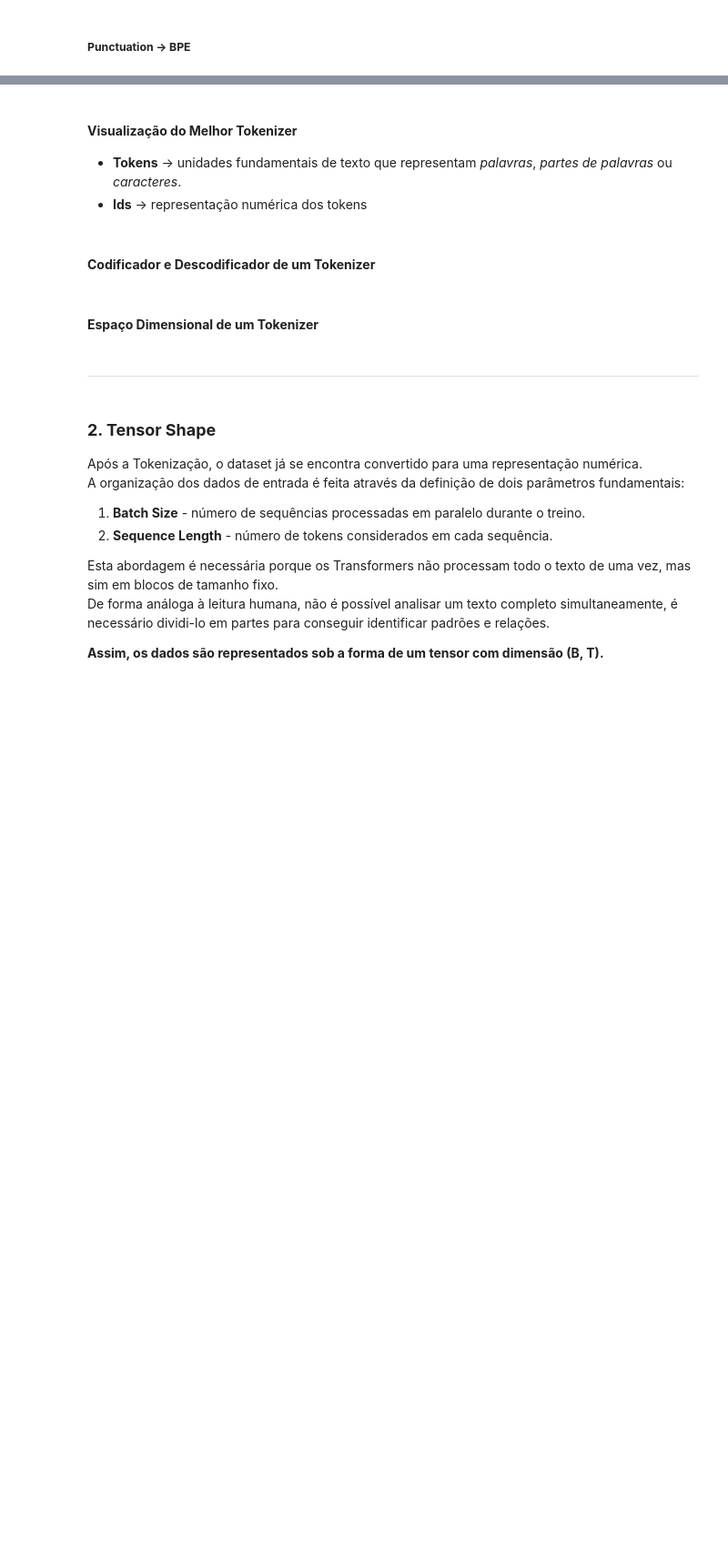
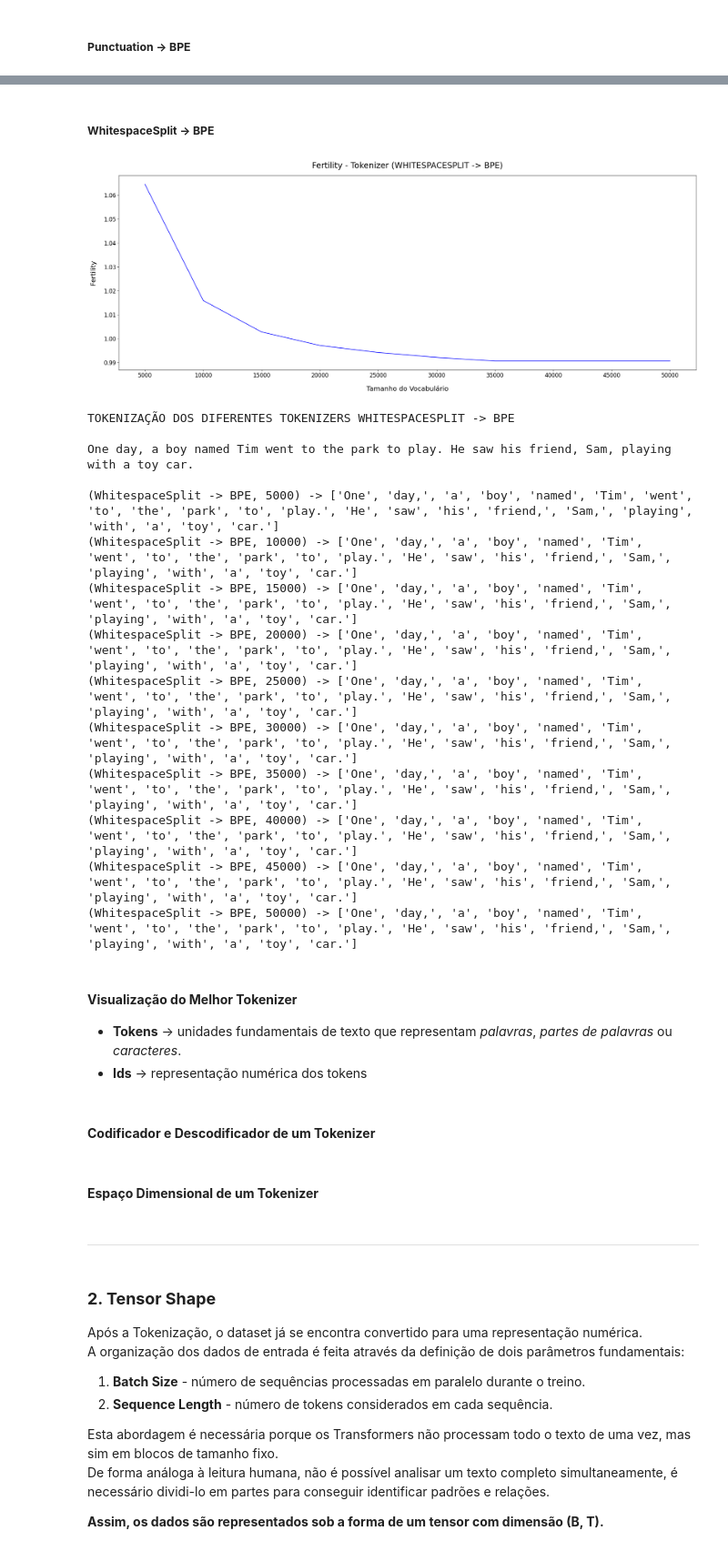
Before and after one commit to Eliezer-Carvalho/Tiny-Transformer, a Jupyter notebook: Transformer - Attention Is All You Need.ipynb, the cells around one changed output, grey strips where cells are left out. Shown at 91% size. Saved outputs shown, nothing was run; the diff lists cells and outputs as text; code cells hidden in the pictures; blank space fills up the shorter version.

```diff
--- a/Transformer - Attention Is All You Need.ipynb
+++ b/Transformer - Attention Is All You Need.ipynb
@@ -369,0 +518,2 @@ Fertility_20 = len(dataset_tokens20.tokens) / len(re.findall(r'\w+', dataset))
+# %% [markdown]
+##### **WhitespaceSplit -> BPE**
@@ -370,3 +553,66 @@ Fertility_20 = len(dataset_tokens20.tokens) / len(re.findall(r'\w+', dataset))
+# %%
+tokenizer_fert_5 = { #Dados obtidos calculando Fertility com vários tamanhos de vocabulário
+    5000: Fertility_41, #Vocab_Size: Fertility
+    10000: Fertility_42,
+    15000: Fertility_43,
+    20000: Fertility_44,
+    25000: Fertility_45,
+    30000: Fertility_46,
+    35000: Fertility_47,
+    40000: Fertility_48,
+    45000: Fertility_49,
+    50000: Fertility_50
+}
+
+plt.figure (figsize = (28, 9.5), dpi = 80)
+
+plt.plot (list(tokenizer_fert_5.keys()),
+          list(tokenizer_fert_5.values()),
+          #marker = 'o',
+          #markersize = 10,
+          color = 'blue'
+          )
+
+plt.xticks (list(range(5000, 55000, 5000)), size = 15)
+plt.xlabel ("Tamanho do Vocabulário", size = 18, labelpad = 20)
+
+plt.yticks (size = 15)
+plt.ylabel ("Fertility", size = 18, labelpad = 20)
+
+plt.title ("Fertility - Tokenizer (WHITESPACESPLIT -> BPE)", size = 22, pad = 20)
+plt.show()
+
+
+frase = ("One day, a boy named Tim went to the park to play. He saw his friend, Sam, playing with a toy car.")
+
+print ("\nTOKENIZAÇÃO DOS DIFERENTES TOKENIZERS WHITESPACESPLIT -> BPE\n")
+print (f"{frase}\n")
+print (f"(WhitespaceSplit -> BPE, 5000) -> {tokenizer41.encode(frase).tokens}")
+print (f"(WhitespaceSplit -> BPE, 10000) -> {tokenizer42.encode(frase).tokens}")
+print (f"(WhitespaceSplit -> BPE, 15000) -> {tokenizer43.encode(frase).tokens}")
+print (f"(WhitespaceSplit -> BPE, 20000) -> {tokenizer44.encode(frase).tokens}")
+print (f"(WhitespaceSplit -> BPE, 25000) -> {tokenizer45.encode(frase).tokens}")
+print (f"(WhitespaceSplit -> BPE, 30000) -> {tokenizer46.encode(frase).tokens}")
+print (f"(WhitespaceSplit -> BPE, 35000) -> {tokenizer47.encode(frase).tokens}")
+print (f"(WhitespaceSplit -> BPE, 40000) -> {tokenizer48.encode(frase).tokens}")
+print (f"(WhitespaceSplit -> BPE, 45000) -> {tokenizer49.encode(frase).tokens}")
+print (f"(WhitespaceSplit -> BPE, 50000) -> {tokenizer50.encode(frase).tokens}")
+# %% [output]
+[figure, added]
+TOKENIZAÇÃO DOS DIFERENTES TOKENIZERS WHITESPACESPLIT -> BPE
+
+One day, a boy named Tim went to the park to play. He saw his friend, Sam, playing with a toy car.
+
+(WhitespaceSplit -> BPE, 5000) -> ['One', 'day,', 'a', 'boy', 'named', 'Tim', 'went', 'to', 'the', 'park', 'to', 'play.', 'He', 'saw', 'his', 'friend,', 'Sam,', 'playing', 'with', 'a', 'toy', 'car.']
+(WhitespaceSplit -> BPE, 10000) -> ['One', 'day,', 'a', 'boy', 'named', 'Tim', 'went', 'to', 'the', 'park', 'to', 'play.', 'He', 'saw', 'his', 'friend,', 'Sam,', 'playing', 'with', 'a', 'toy', 'car.']
+(WhitespaceSplit -> BPE, 15000) -> ['One', 'day,', 'a', 'boy', 'named', 'Tim', 'went', 'to', 'the', 'park', 'to', 'play.', 'He', 'saw', 'his', 'friend,', 'Sam,', 'playing', 'with', 'a', 'toy', 'car.']
+(WhitespaceSplit -> BPE, 20000) -> ['One', 'day,', 'a', 'boy', 'named', 'Tim', 'went', 'to', 'the', 'park', 'to', 'play.', 'He', 'saw', 'his', 'friend,', 'Sam,', 'playing', 'with', 'a', 'toy', 'car.']
+(WhitespaceSplit -> BPE, 25000) -> ['One', 'day,', 'a', 'boy', 'named', 'Tim', 'went', 'to', 'the', 'park', 'to', 'play.', 'He', 'saw', 'his', 'friend,', 'Sam,', 'playing', 'with', 'a', 'toy', 'car.']
+(WhitespaceSplit -> BPE, 30000) -> ['One', 'day,', 'a', 'boy', 'named', 'Tim', 'went', 'to', 'the', 'park', 'to', 'play.', 'He', 'saw', 'his', 'friend,', 'Sam,', 'playing', 'with', 'a', 'toy', 'car.']
+(WhitespaceSplit -> BPE, 35000) -> ['One', 'day,', 'a', 'boy', 'named', 'Tim', 'went', 'to', 'the', 'park', 'to', 'play.', 'He', 'saw', 'his', 'friend,', 'Sam,', 'playing', 'with', 'a', 'toy', 'car.']
+(WhitespaceSplit -> BPE, 40000) -> ['One', 'day,', 'a', 'boy', 'named', 'Tim', 'went', 'to', 'the', 'park', 'to', 'play.', 'He', 'saw', 'his', 'friend,', 'Sam,', 'playing', 'with', 'a', 'toy', 'car.']
+(WhitespaceSplit -> BPE, 45000) -> ['One', 'day,', 'a', 'boy', 'named', 'Tim', 'went', 'to', 'the', 'park', 'to', 'play.', 'He', 'saw', 'his', 'friend,', 'Sam,', 'playing', 'with', 'a', 'toy', 'car.']
+(WhitespaceSplit -> BPE, 50000) -> ['One', 'day,', 'a', 'boy', 'named', 'Tim', 'went', 'to', 'the', 'park', 'to', 'play.', 'He', 'saw', 'his', 'friend,', 'Sam,', 'playing', 'with', 'a', 'toy', 'car.']
 # %%
 alg_tokenização = Tokenizer(Unigram()) #Algoritmo de Tokenização
 
```
Also changed, not shown: parts of 11 cells of this notebook.
